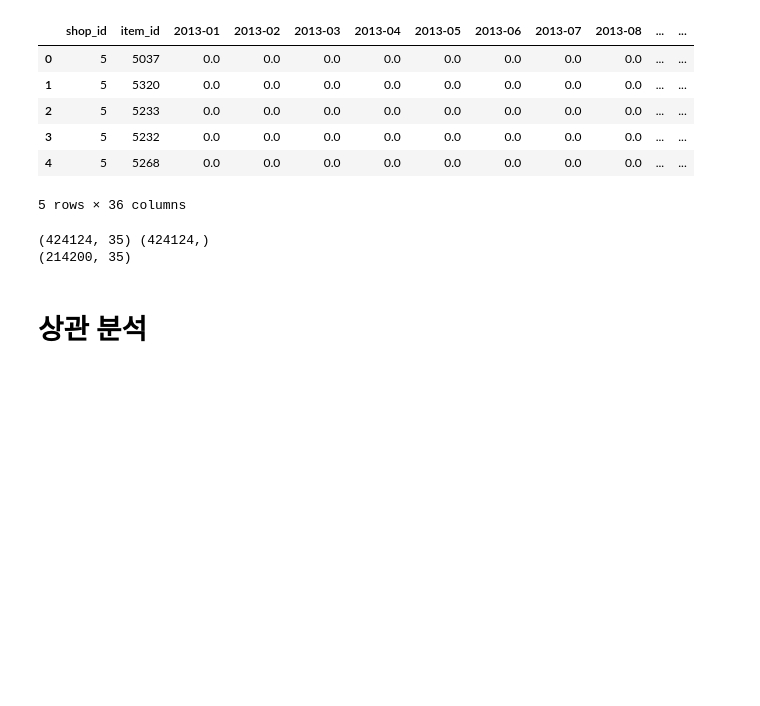
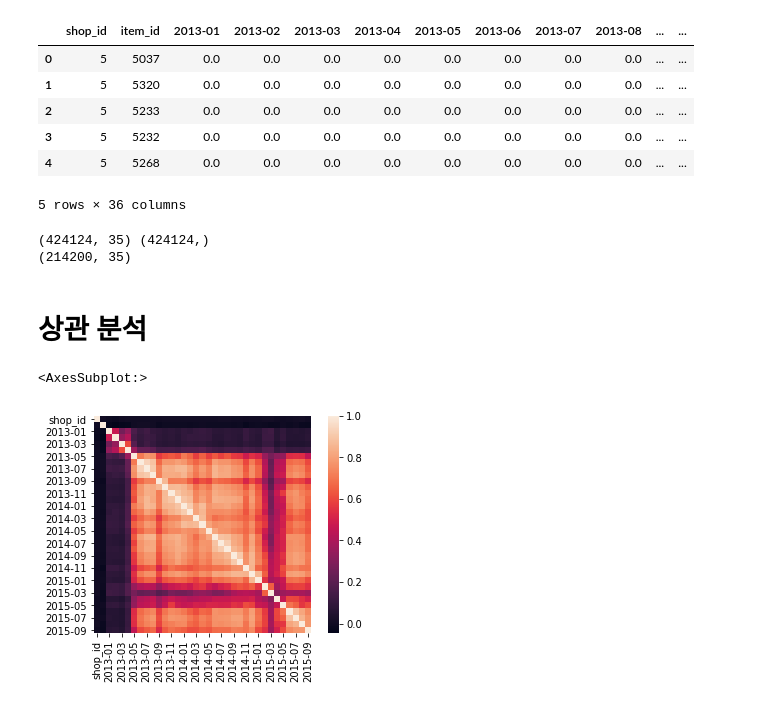
Before and after one commit to chaerui7967/kaggle_predict_future_sale, a Jupyter notebook: RandomForestRegressor.ipynb, the cells around one changed output. Cells and saved outputs as stored; diff of their text form; code cells hidden in the pictures; blank space fills up the shorter version.

```diff
--- a/RandomForestRegressor.ipynb
+++ b/RandomForestRegressor.ipynb
@@ -119,3 +119,9 @@ print(X_t.shape)
 (214200, 35)
 # %% [markdown]
 # 상관 분석
+# %%
+corrmat = X_t.corr()
+sns.heatmap(corrmat,square= True)
+# %% [output]
+<AxesSubplot:>
+[figure, added]
```
Also changed, not shown: parts of 1 cell of this notebook.
